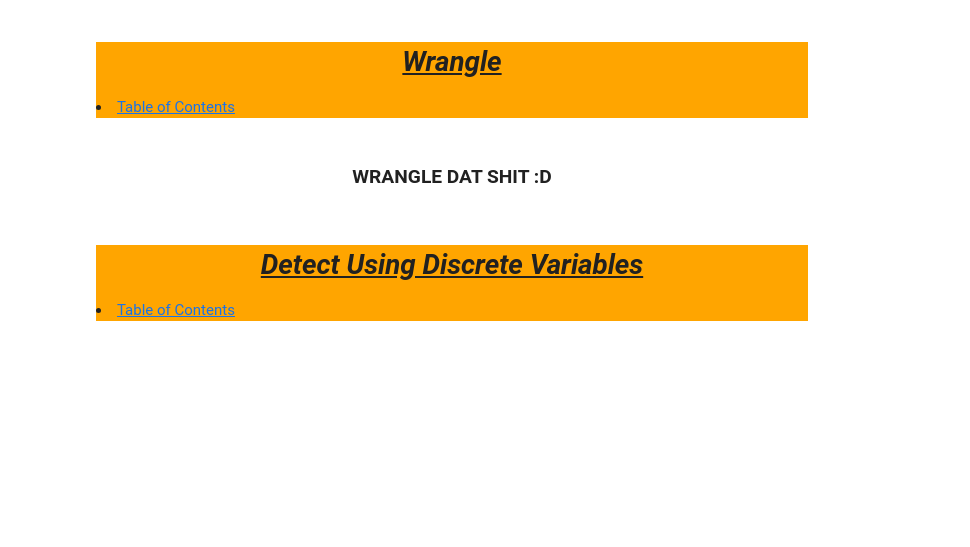
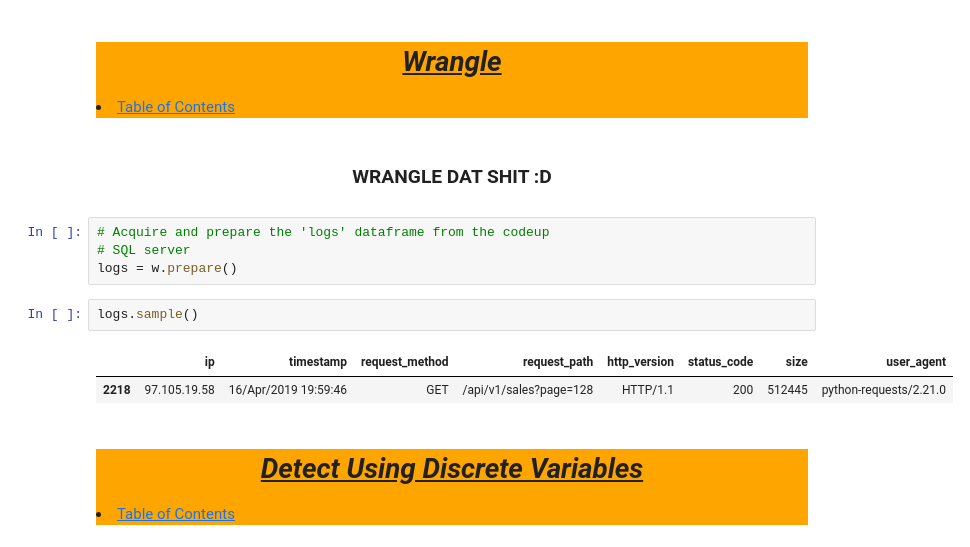
Before and after one commit to Jared-Wood135/anomaly-detection-exercises, a Jupyter notebook: discrete_anomaly_detection.ipynb, the cells around one changed output. Drawn from its saved outputs; the diff is of its cells as text; blank space fills up the shorter version.

```diff
--- a/discrete_anomaly_detection.ipynb
+++ b/discrete_anomaly_detection.ipynb
@@ -26,6 +46,15 @@
 <b><h3 style='text-align : center'>
     WRANGLE DAT SHIT :D
 </h1></b>
+# %%
+# Acquire and prepare the 'logs' dataframe from the codeup
+# SQL server
+logs = w.prepare()
+# %%
+logs.sample()
+# %% [output]
+|  | ip | timestamp | request_method | request_path | http_version | status_code | size | user_agent |
+| 2218 | 97.105.19.58 | 16/Apr/2019 19:59:46 | GET | /api/v1/sales?page=128 | HTTP/1.1 | 200 | 512445 | python-requests/2.21.0 |
 # %% [markdown]
 <div style='background-color : orange'>
 <a id='discrete'></a>
```
Also changed, not shown: parts of 6 cells of this notebook, 1 other file.
